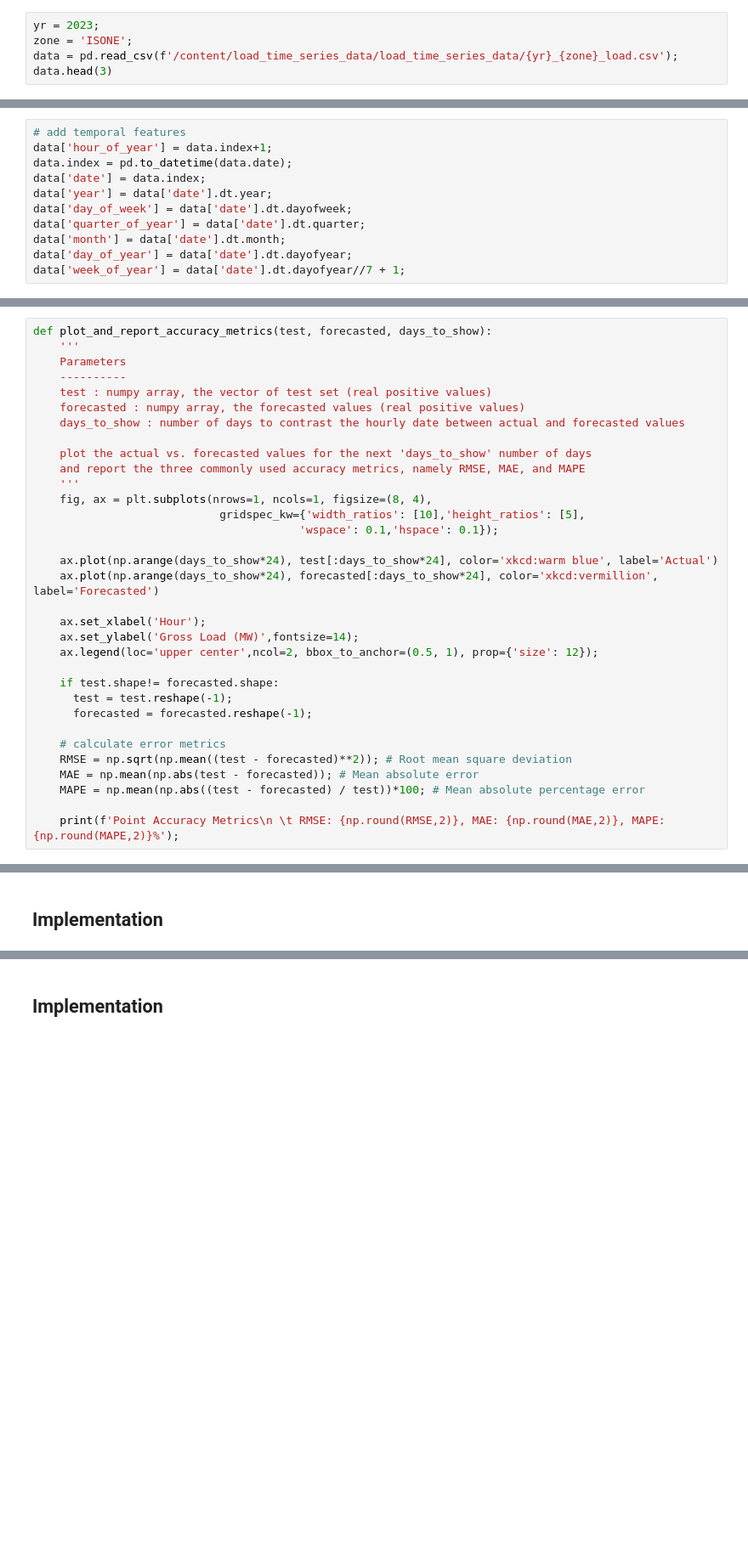
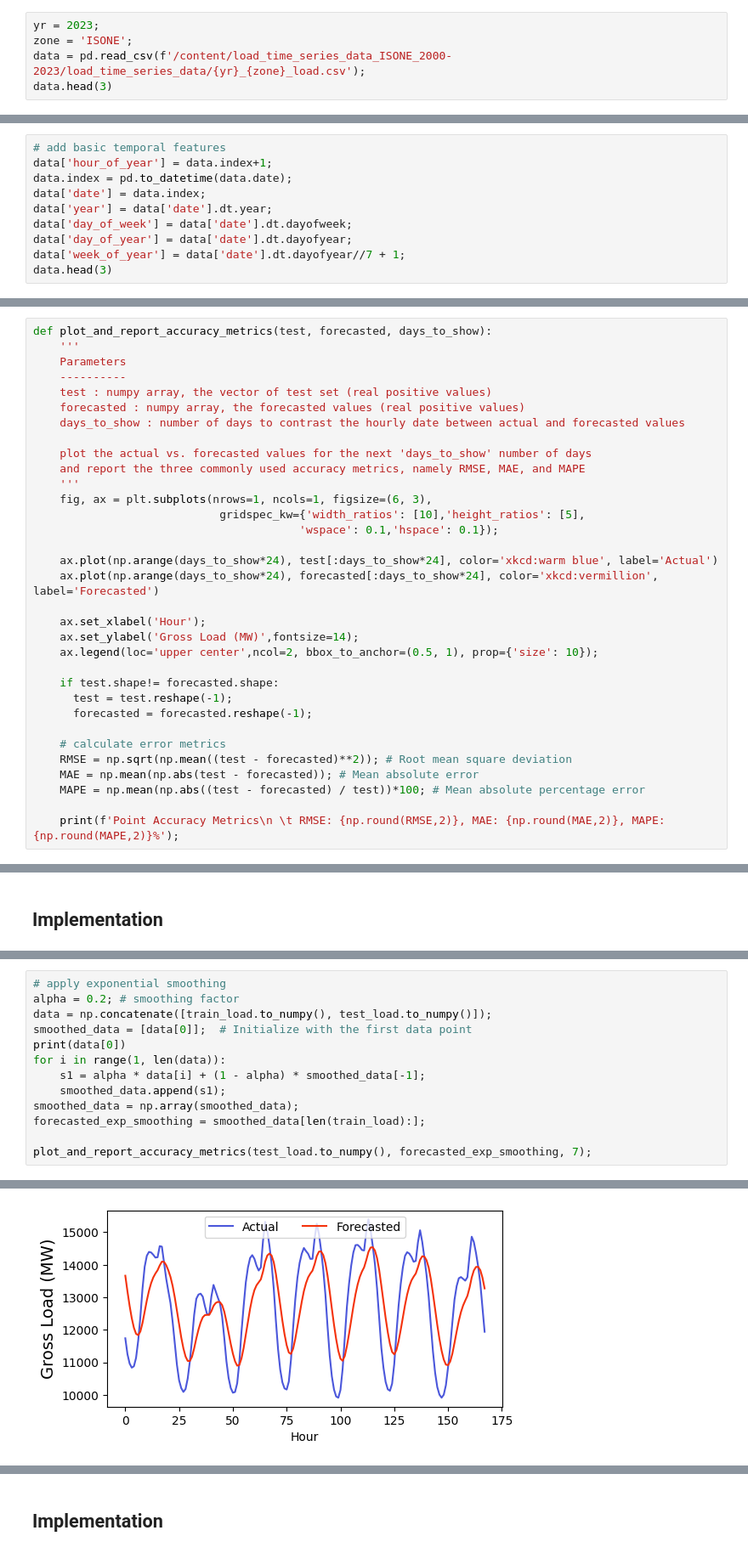
Before and after one commit to RahmanKhorramfar91/UAI_AI_Energy_Case_Studies, a Jupyter notebook: 1 - Load Forecasting.ipynb, the cells around one changed output, grey strips where cells are left out. Shown at 85% size. Drawn from its saved outputs; the diff is of its cells as text; blank space fills up the shorter version.

```diff
--- a/1 - Load Forecasting.ipynb
+++ b/1 - Load Forecasting.ipynb
@@ -103,6 +104,6 @@ Read the data for a particular year and add some temporal features (week of the
 # %%
 yr = 2023;
 zone = 'ISONE';
-data = pd.read_csv(f'/content/load_time_series_data/load_time_series_data/{yr}_{zone}_load.csv');
+data = pd.read_csv(f'/content/load_time_series_data_ISONE_2000-2023/load_time_series_data/{yr}_{zone}_load.csv');
 data.head(3)
 # %% [output]
@@ -110,11 +114,10 @@ NameError: name 'pd' is not defined
 # %%
-# add temporal features
+# add basic temporal features
 data['hour_of_year'] = data.index+1;
 data.index = pd.to_datetime(data.date);
 data['date'] = data.index;
 data['year'] = data['date'].dt.year;
 data['day_of_week'] = data['date'].dt.dayofweek;
-data['quarter_of_year'] = data['date'].dt.quarter;
-data['month'] = data['date'].dt.month;
 data['day_of_year'] = data['date'].dt.dayofyear;
 data['week_of_year'] = data['date'].dt.dayofyear//7 + 1;
+data.head(3)
@@ -152,7 +161,7 @@ def plot_and_report_accuracy_metrics(test, forecasted, days_to_show):
     plot the actual vs. forecasted values for the next 'days_to_show' number of days
     and report the three commonly used accuracy metrics, namely RMSE, MAE, and MAPE
     '''
-    fig, ax = plt.subplots(nrows=1, ncols=1, figsize=(8, 4),
+    fig, ax = plt.subplots(nrows=1, ncols=1, figsize=(6, 3),
                             gridspec_kw={'width_ratios': [10],'height_ratios': [5],
                                         'wspace': 0.1,'hspace': 0.1});
 
@@ -161,7 +170,7 @@ def plot_and_report_accuracy_metrics(test, forecasted, days_to_show):
 
     ax.set_xlabel('Hour');
     ax.set_ylabel('Gross Load (MW)',fontsize=14);
-    ax.legend(loc='upper center',ncol=2, bbox_to_anchor=(0.5, 1), prop={'size': 12});
+    ax.legend(loc='upper center',ncol=2, bbox_to_anchor=(0.5, 1), prop={'size': 10});
 
     if test.shape!= forecasted.shape:
       test = test.reshape(-1);
@@ -241,0 +233,14 @@ provide another baseline with multivariate regression
+# %%
+# apply exponential smoothing
+alpha = 0.2; # smoothing factor
+data = np.concatenate([train_load.to_numpy(), test_load.to_numpy()]);
+smoothed_data = [data[0]];  # Initialize with the first data point
+print(data[0])
+for i in range(1, len(data)):
+    s1 = alpha * data[i] + (1 - alpha) * smoothed_data[-1];
+    smoothed_data.append(s1);
+smoothed_data = np.array(smoothed_data);
+forecasted_exp_smoothing = smoothed_data[len(train_load):];
+
+plot_and_report_accuracy_metrics(test_load.to_numpy(), forecasted_exp_smoothing, 7);
+# %% [output]
@@ -241,0 +250 @@ provide another baseline with multivariate regression
+[figure, added]
```
Also changed, not shown: parts of 59 cells of this notebook.
